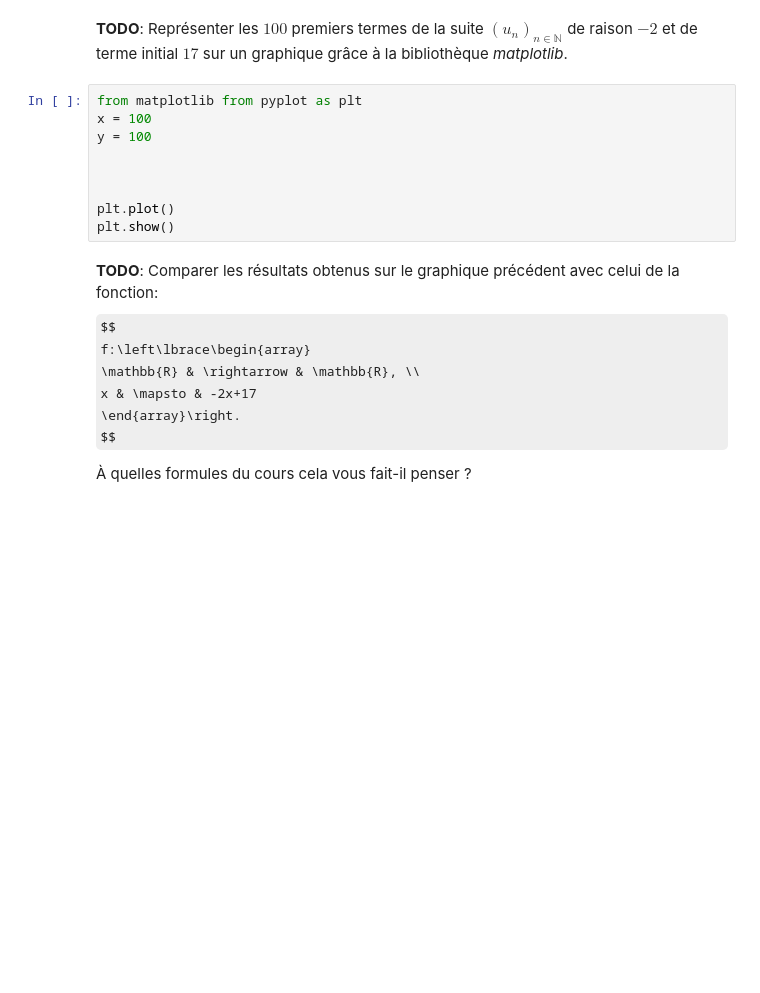
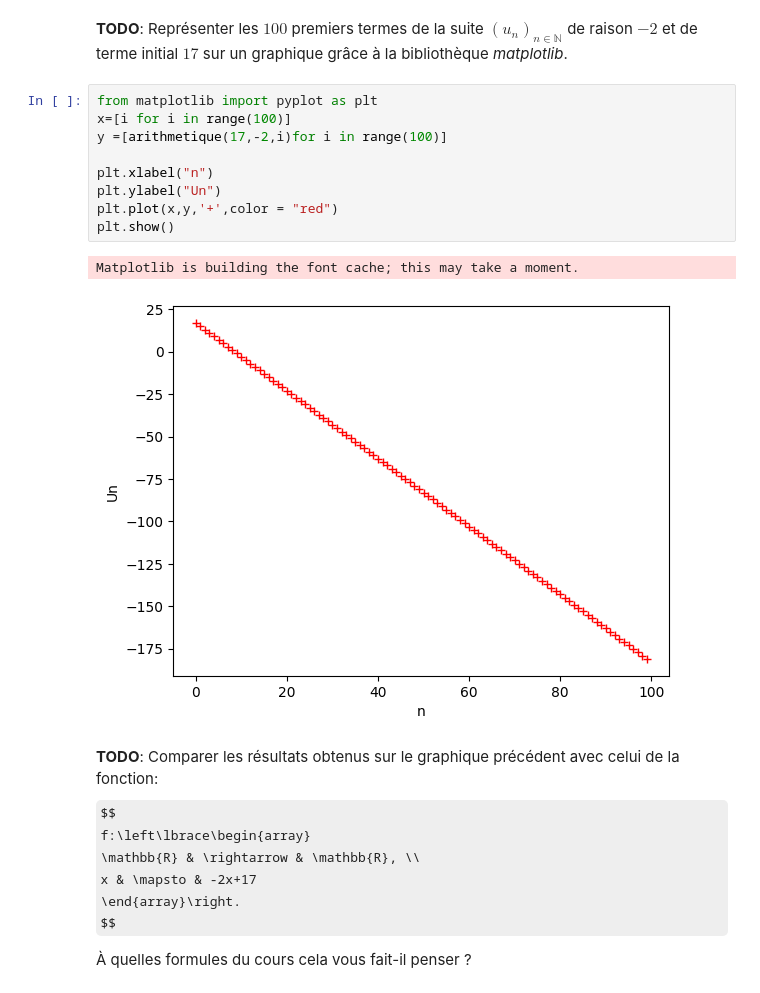
Before and after one commit to mntnathan/BUT1, a Jupyter notebook: R1.07/TP/TP02-Suites_complexite.ipynb, the cells around one changed output. Cells and saved outputs as stored; diff of their text form; some formulas as TeX source; blank space fills up the shorter version.

```diff
--- a/R1.07/TP/TP02-Suites_complexite.ipynb
+++ b/R1.07/TP/TP02-Suites_complexite.ipynb
@@ -34,14 +34,17 @@ def arithmetique(a,r,n):
 # %% [markdown]
 **TODO**: Représenter les $100$ premiers termes de la suite $(u_n)_{n\in\mathbb{N}}$ de raison $-2$ et de terme initial $17$ sur un graphique grâce à la bibliothèque *matplotlib*.
 # %%
-from matplotlib from pyplot as plt
-x = 100
-y = 100
+from matplotlib import pyplot as plt
+x=[i for i in range(100)]
+y =[arithmetique(17,-2,i)for i in range(100)]
 
-
-
-plt.plot()
+plt.xlabel("n")
+plt.ylabel("Un")
+plt.plot(x,y,'+',color = "red")
 plt.show()
+# %% [output]
+Matplotlib is building the font cache; this may take a moment.
+[figure, added]
 # %% [markdown]
 **TODO**: Comparer les résultats obtenus sur le graphique précédent avec celui de la fonction:
 $$
```
Also changed, not shown: parts of 11 cells of this notebook.
